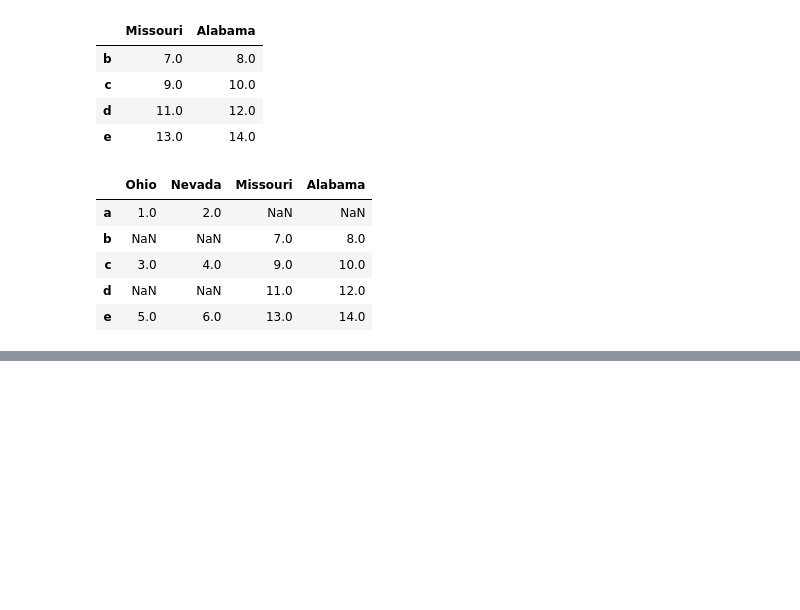
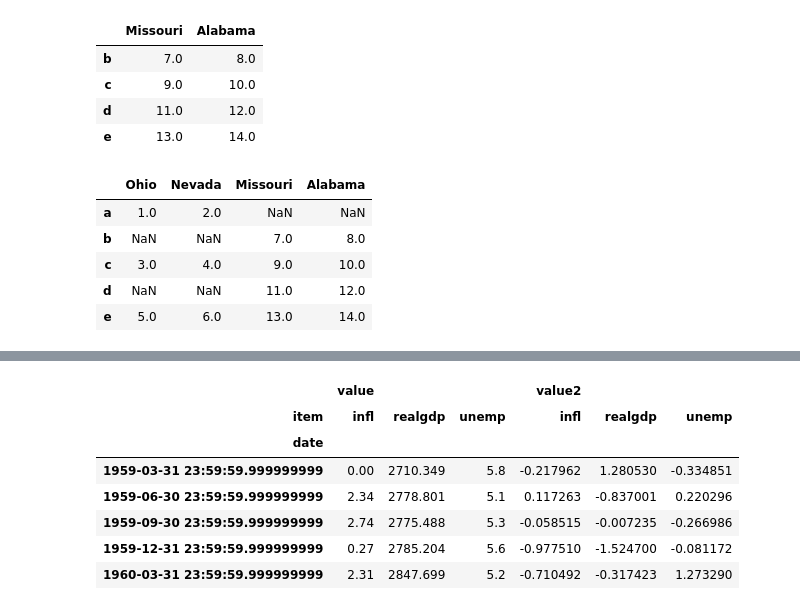
Before and after one commit to AllenChung6/WesWrangling, a Jupyter notebook: Chapter8WorkAlong.ipynb, the cells around one changed output, grey strips where cells are left out. Cells and saved outputs as stored; diff of their text form; code cells hidden in the pictures; blank space fills up the shorter version.

```diff
--- a/Chapter8WorkAlong.ipynb
+++ b/Chapter8WorkAlong.ipynb
@@ -592,0 +1174,14 @@ pd.merge(left2, right2, how='outer', left_index=True, right_index=True)
+# %%
+# By omitting the last argument, you obtain a DataFrame with hierarchical columns:
+pivoted = ldata.pivot('date', 'item')
+# %%
+pivoted[:5]
+# %% [output]
+|  | value |  |  | value2 |  |  |
+| item | infl | realgdp | unemp | infl | realgdp | unemp |
+| date |  |  |  |  |  |  |
+| 1959-03-31 23:59:59.999999999 | 0.00 | 2710.349 | 5.8 | -0.217962 | 1.280530 | -0.334851 |
+| 1959-06-30 23:59:59.999999999 | 2.34 | 2778.801 | 5.1 | 0.117263 | -0.837001 | 0.220296 |
+| 1959-09-30 23:59:59.999999999 | 2.74 | 2775.488 | 5.3 | -0.058515 | -0.007235 | -0.266986 |
+| 1959-12-31 23:59:59.999999999 | 0.27 | 2785.204 | 5.6 | -0.977510 | -1.524700 | -0.081172 |
+| 1960-03-31 23:59:59.999999999 | 2.31 | 2847.699 | 5.2 | -0.710492 | -0.317423 | 1.273290 |
```
Also changed, not shown: parts of 134 cells of this notebook.
